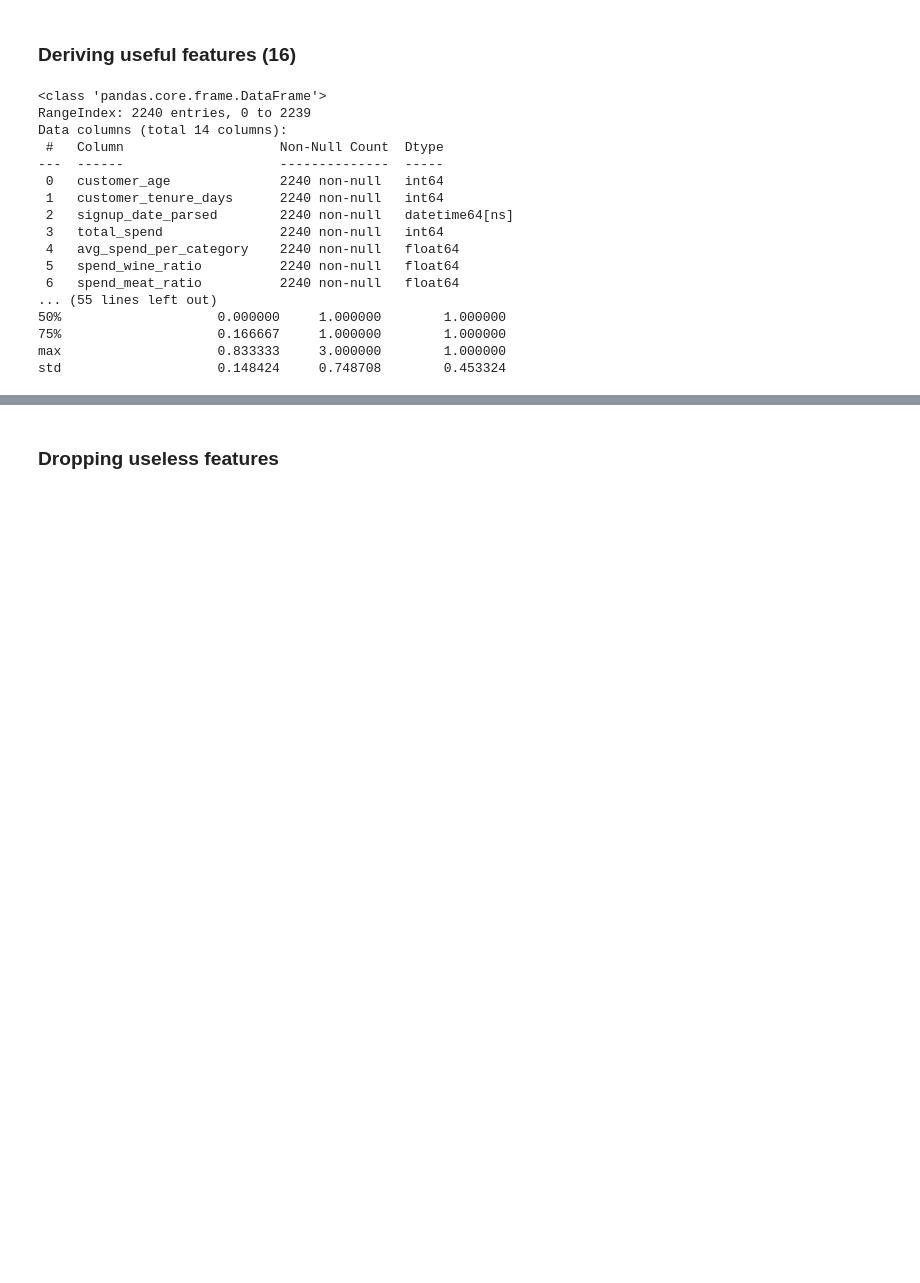
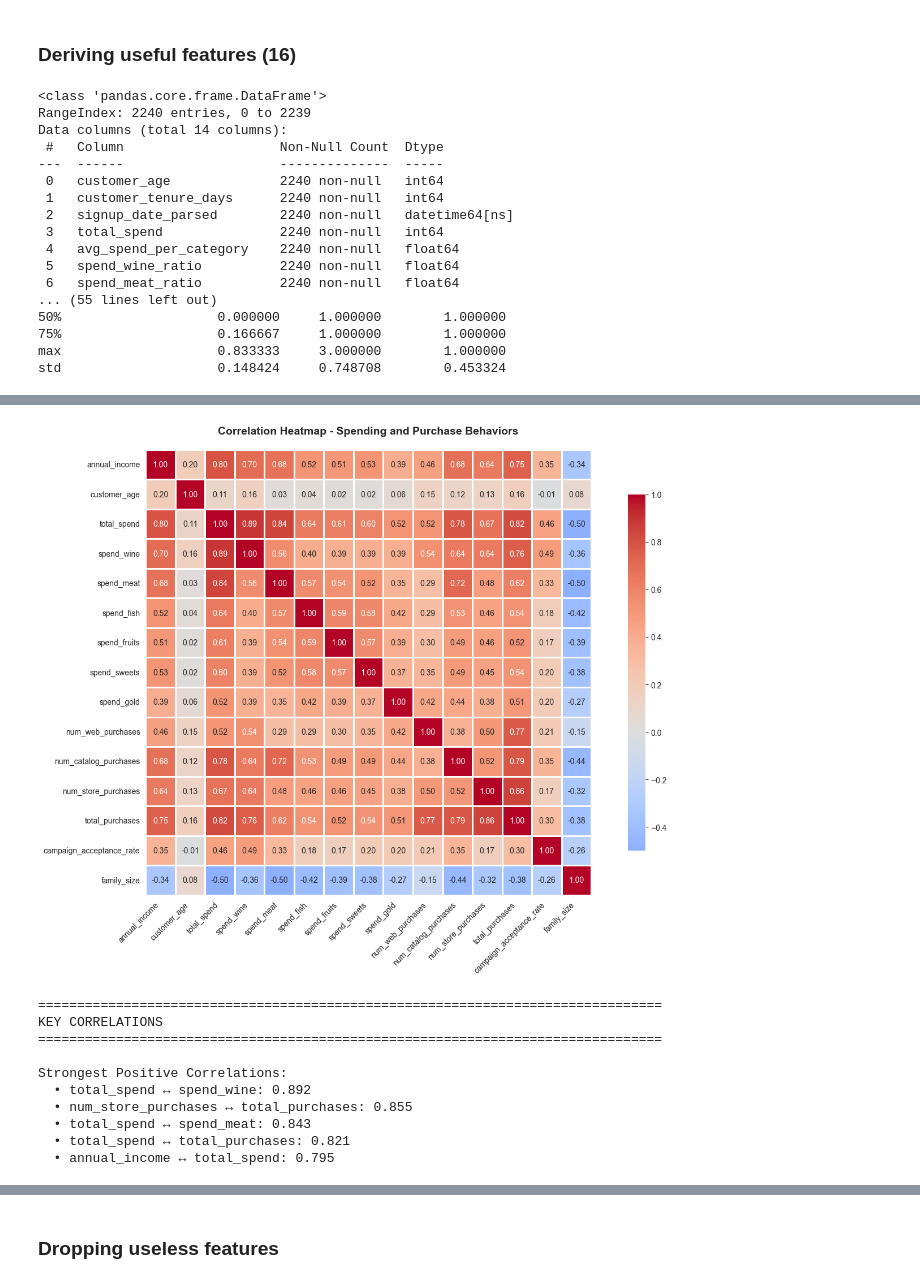
Before and after one commit to yousefwael0/RetailSegmentation, a Jupyter notebook: RetailBuyerSegmentation.ipynb, the cells around one changed output, grey strips where cells are left out. Drawn from its saved outputs; the diff is of its cells as text; code cells hidden in the pictures; blank space fills up the shorter version.

```diff
--- a/RetailBuyerSegmentation.ipynb
+++ b/RetailBuyerSegmentation.ipynb
@@ -348,0 +467,51 @@ None
+# %%
+# Select numeric columns for correlation - VERIFIED NAMES
+corr_cols = [
+    'annual_income', 'customer_age', 'total_spend', 'spend_wine', 'spend_meat',
+    'spend_fish', 'spend_fruits', 'spend_sweets', 'spend_gold',
+    'num_web_purchases', 'num_catalog_purchases', 'num_store_purchases',
+    'total_purchases', 'campaign_acceptance_rate', 'family_size'
+]
+
+# Calculate correlation matrix
+correlation_matrix = df[corr_cols].corr()
+
+# Create heatmap
+plt.figure(figsize=(14, 10))
+sns.heatmap(correlation_matrix, annot=True, fmt='.2f', cmap='coolwarm',
+            center=0, square=True, linewidths=1, cbar_kws={"shrink": 0.8})
+plt.title('Correlation Heatmap - Spending and Purchase Behaviors',
+          fontsize=14, fontweight='bold', pad=20)
+plt.xticks(rotation=45, ha='right')
+plt.yticks(rotation=0)
+plt.tight_layout()
+plt.show()
+
+print("\n" + "="*80)
+print("KEY CORRELATIONS")
+print("="*80)
+print("\nStrongest Positive Correlations:")
+# Find top 5 correlations (excluding diagonal)
+corr_pairs = []
+for i in range(len(correlation_matrix.columns)):
+    for j in range(i+1, len(correlation_matrix.columns)):
+        corr_pairs.append((
+            correlation_matrix.columns[i],
+            correlation_matrix.columns[j],
+            correlation_matrix.iloc[i, j]
+        ))
+corr_pairs.sort(key=lambda x: abs(x[2]), reverse=True)
+for feat1, feat2, corr_val in corr_pairs[:5]:
+    print(f"  • {feat1} ↔ {feat2}: {corr_val:.3f}")
+# %% [output]
+[figure, added]
+================================================================================
+KEY CORRELATIONS
+================================================================================
+
+Strongest Positive Correlations:
+  • total_spend ↔ spend_wine: 0.892
+  • num_store_purchases ↔ total_purchases: 0.855
+  • total_spend ↔ spend_meat: 0.843
+  • total_spend ↔ total_purchases: 0.821
+  • annual_income ↔ total_spend: 0.795
```
Also changed, not shown: parts of 14 cells of this notebook.
